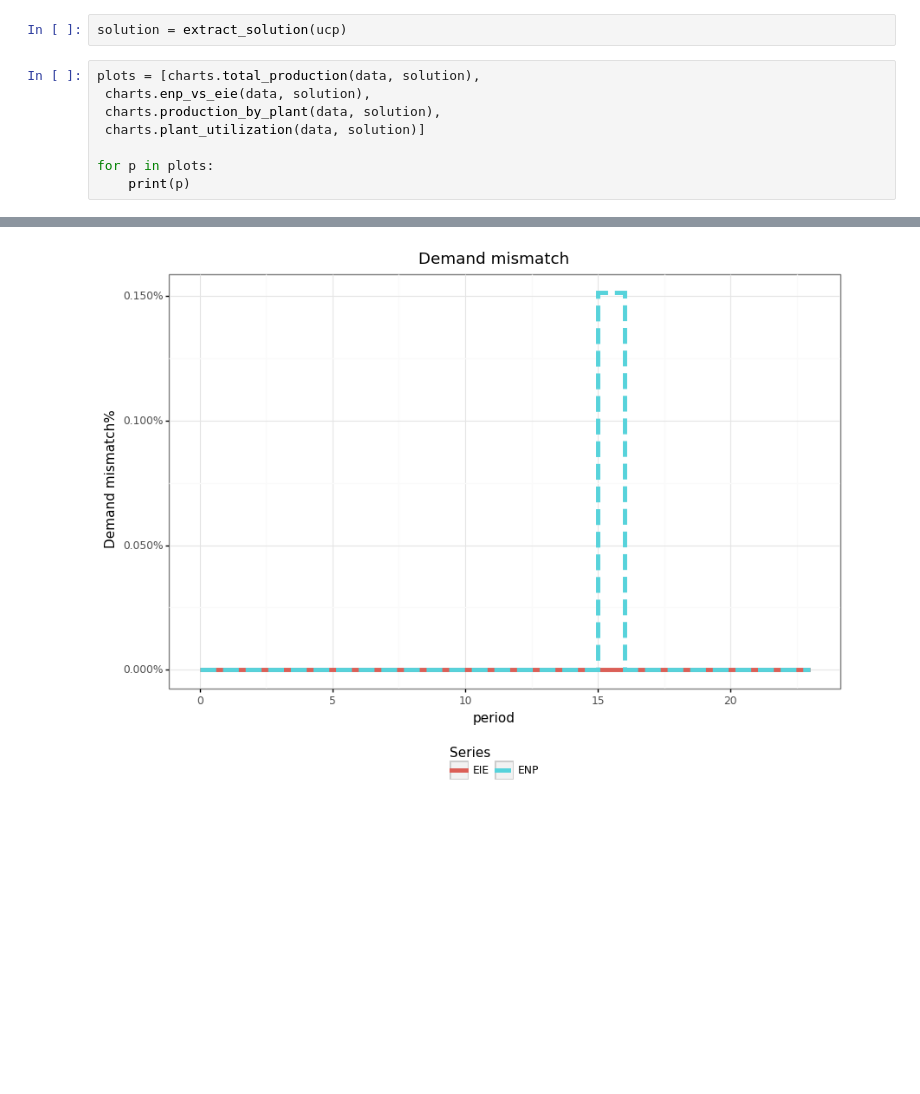
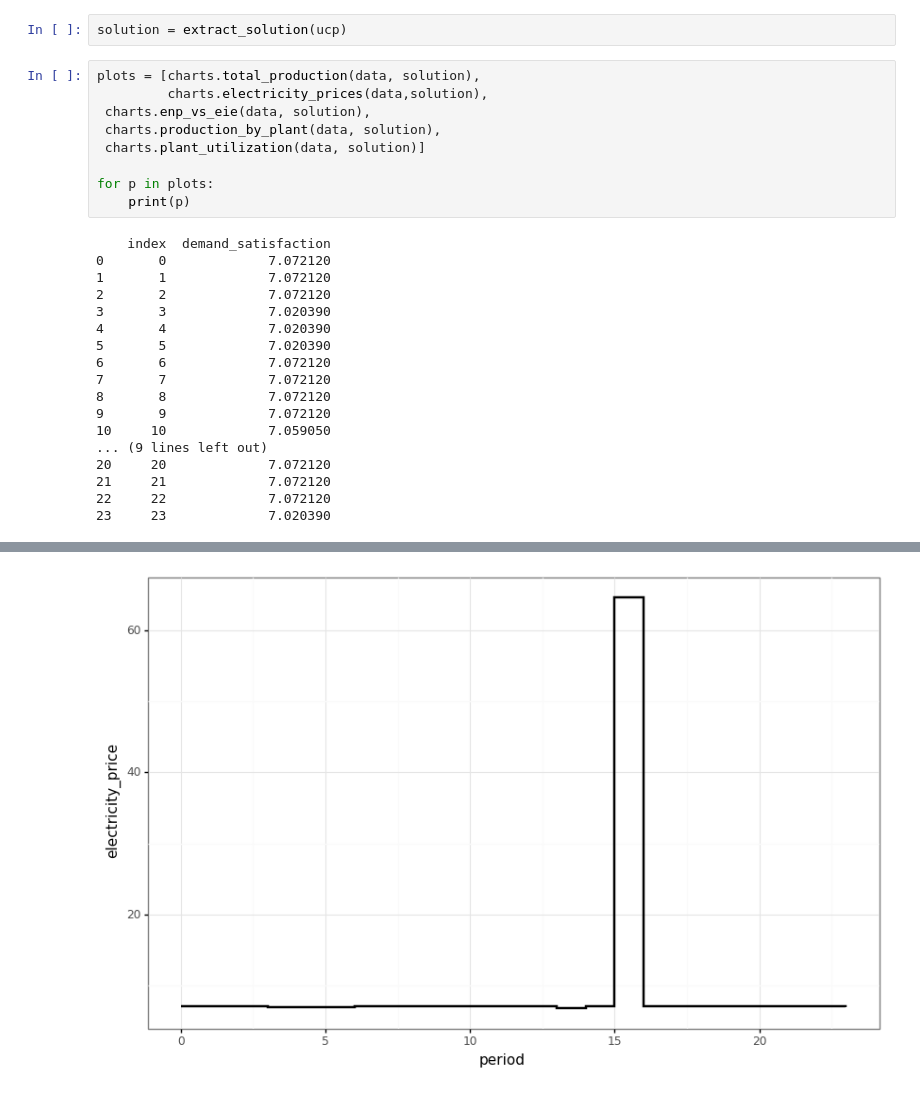
Before and after one commit to andrea-taverna/lagrangian_example, a Jupyter notebook: UCP.ipynb, the cells around one changed output, grey strips where cells are left out. Saved outputs shown, nothing was run; the diff lists cells and outputs as text; blank space fills up the shorter version.

Commit message:
Added energy price charts. Minor corrections, new schemes.

```diff
--- a/UCP.ipynb
+++ b/UCP.ipynb
@@ -176,12 +178,30 @@ Cost: 139231.57888851714
 solution = extract_solution(ucp)
 # %%
 plots = [charts.total_production(data, solution),
+         charts.electricity_prices(data,solution),
  charts.enp_vs_eie(data, solution),
  charts.production_by_plant(data, solution),
  charts.plant_utilization(data, solution)]
 
 for p in plots:
     print(p)
 # %% [output]
+    index  demand_satisfaction
+0       0             7.072120
+1       1             7.072120
+2       2             7.072120
+3       3             7.020390
+4       4             7.020390
+5       5             7.020390
+6       6             7.072120
+7       7             7.072120
+8       8             7.072120
+9       9             7.072120
+10     10             7.059050
+... (9 lines left out)
+20     20             7.072120
+21     21             7.072120
+22     22             7.072120
+23     23             7.020390
 [figure]
-[figure, old version]
+[figure, new version]
```
Also changed, not shown: parts of 5 cells of this notebook, 6 other files.
